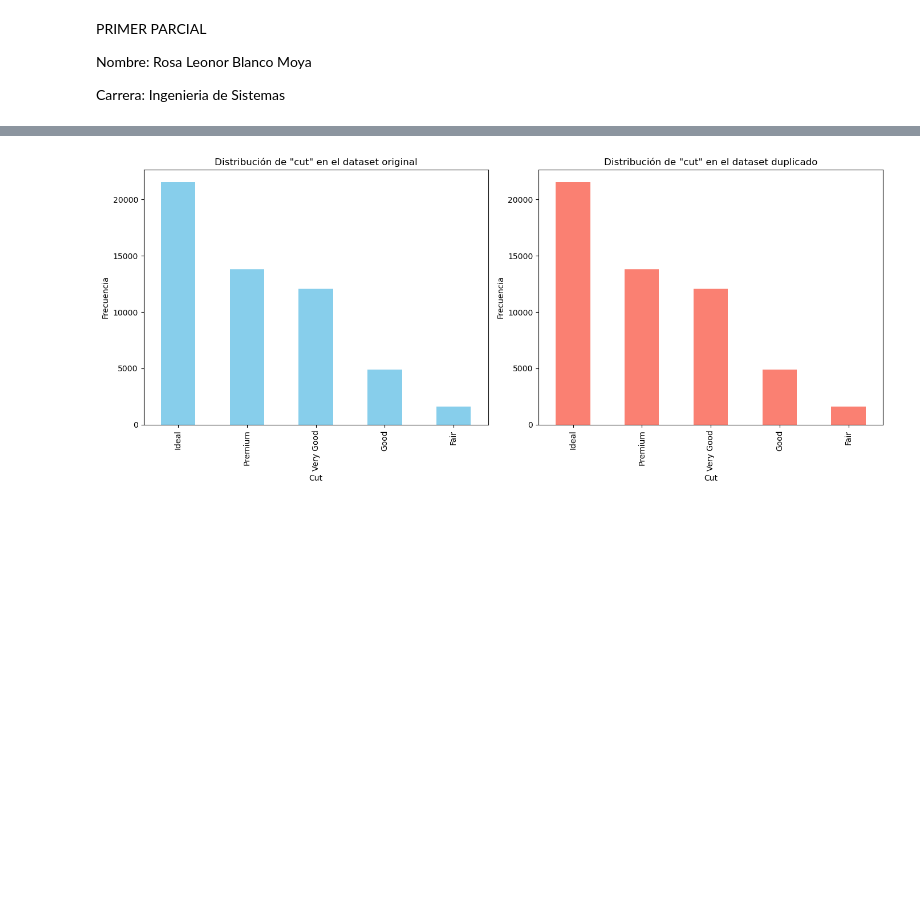
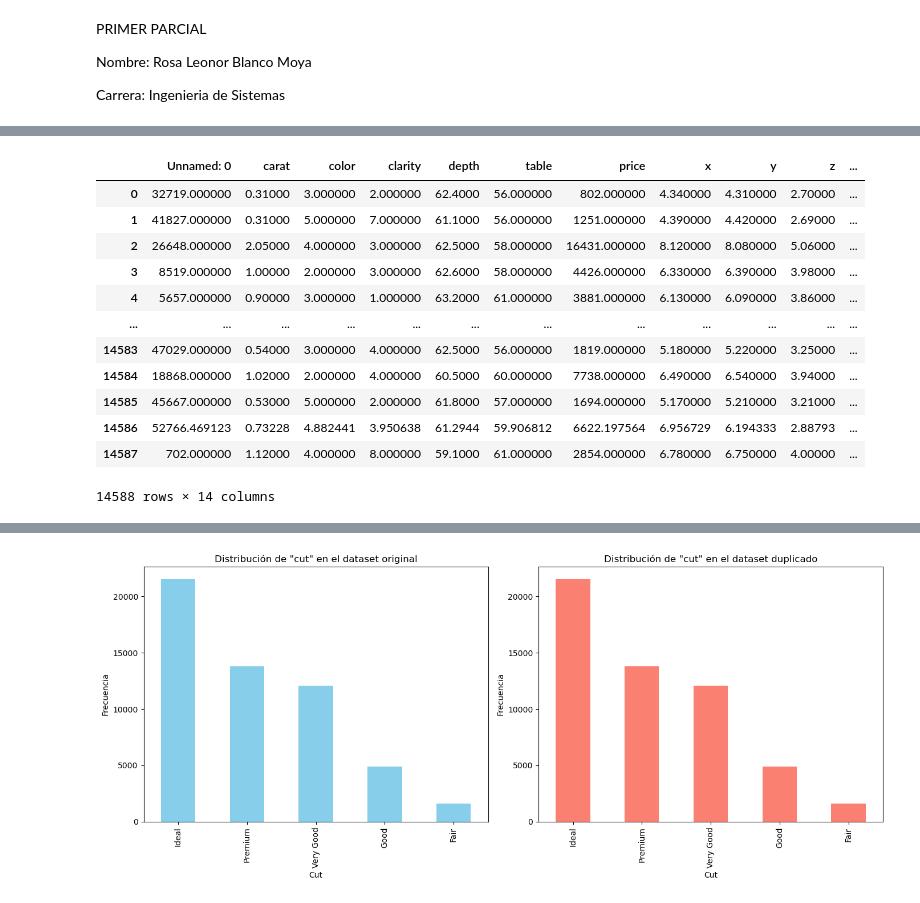
Before and after one commit to RosaCe21/Blanco-Moya-Rosa-Leonor-SIS420-AI, a Jupyter notebook: parciales/primer parcial/primer_parcial.ipynb, the cells around one changed output, grey strips where cells are left out. Saved outputs shown, nothing was run; the diff lists cells and outputs as text; code cells hidden in the pictures; blank space fills up the shorter version.

```diff
--- a/parciales/primer parcial/primer_parcial.ipynb
+++ b/parciales/primer parcial/primer_parcial.ipynb
@@ -167,0 +295,38 @@ print(df_final)
+# %%
+from sklearn.model_selection import train_test_split
+import pandas as pd
+
+# Definir las características (X) y la variable objetivo (y)
+X = df_aumentado.drop(columns=['cut'])  # El resto de las columnas
+y = df_aumentado['cut']  # La columna con las clases
+
+# Dividir el dataset en conjunto de entrenamiento (80%) y prueba (20%)
+X_train, X_test, y_train, y_test = train_test_split(
+    X, y, test_size=0.20, stratify=y, random_state=42
+)
+
+# Asegurarse de que los índices coincidan al concatenar
+X_train = X_train.reset_index(drop=True)
+X_test = X_test.reset_index(drop=True)
+y_train = y_train.reset_index(drop=True)
+y_test = y_test.reset_index(drop=True)
+
+# Crear los DataFrames para entrenamiento y prueba
+df_train = pd.concat([X_train, y_train], axis=1)
+df_test = pd.concat([X_test, y_test], axis=1)
+# %%
+df_test
+# %% [output]
+|  | Unnamed: 0 | carat | color | clarity | depth | table | price | x | y | z | ... |
+| 0 | 32719.000000 | 0.31000 | 3.000000 | 2.000000 | 62.4000 | 56.000000 | 802.000000 | 4.340000 | 4.310000 | 2.70000 | ... |
+| 1 | 41827.000000 | 0.31000 | 5.000000 | 7.000000 | 61.1000 | 56.000000 | 1251.000000 | 4.390000 | 4.420000 | 2.69000 | ... |
+| 2 | 26648.000000 | 2.05000 | 4.000000 | 3.000000 | 62.5000 | 58.000000 | 16431.000000 | 8.120000 | 8.080000 | 5.06000 | ... |
+| 3 | 8519.000000 | 1.00000 | 2.000000 | 3.000000 | 62.6000 | 58.000000 | 4426.000000 | 6.330000 | 6.390000 | 3.98000 | ... |
+| 4 | 5657.000000 | 0.90000 | 3.000000 | 1.000000 | 63.2000 | 61.000000 | 3881.000000 | 6.130000 | 6.090000 | 3.86000 | ... |
+| ... | ... | ... | ... | ... | ... | ... | ... | ... | ... | ... | ... |
+| 14583 | 47029.000000 | 0.54000 | 3.000000 | 4.000000 | 62.5000 | 56.000000 | 1819.000000 | 5.180000 | 5.220000 | 3.25000 | ... |
+| 14584 | 18868.000000 | 1.02000 | 2.000000 | 4.000000 | 60.5000 | 60.000000 | 7738.000000 | 6.490000 | 6.540000 | 3.94000 | ... |
+| 14585 | 45667.000000 | 0.53000 | 5.000000 | 2.000000 | 61.8000 | 57.000000 | 1694.000000 | 5.170000 | 5.210000 | 3.21000 | ... |
+| 14586 | 52766.469123 | 0.73228 | 4.882441 | 3.950638 | 61.2944 | 59.906812 | 6622.197564 | 6.956729 | 6.194333 | 2.88793 | ... |
+| 14587 | 702.000000 | 1.12000 | 4.000000 | 8.000000 | 59.1000 | 61.000000 | 2854.000000 | 6.780000 | 6.750000 | 4.00000 | ... |
+14588 rows × 14 columns
```
Also changed, not shown: parts of 39 cells of this notebook, 4 other files.
